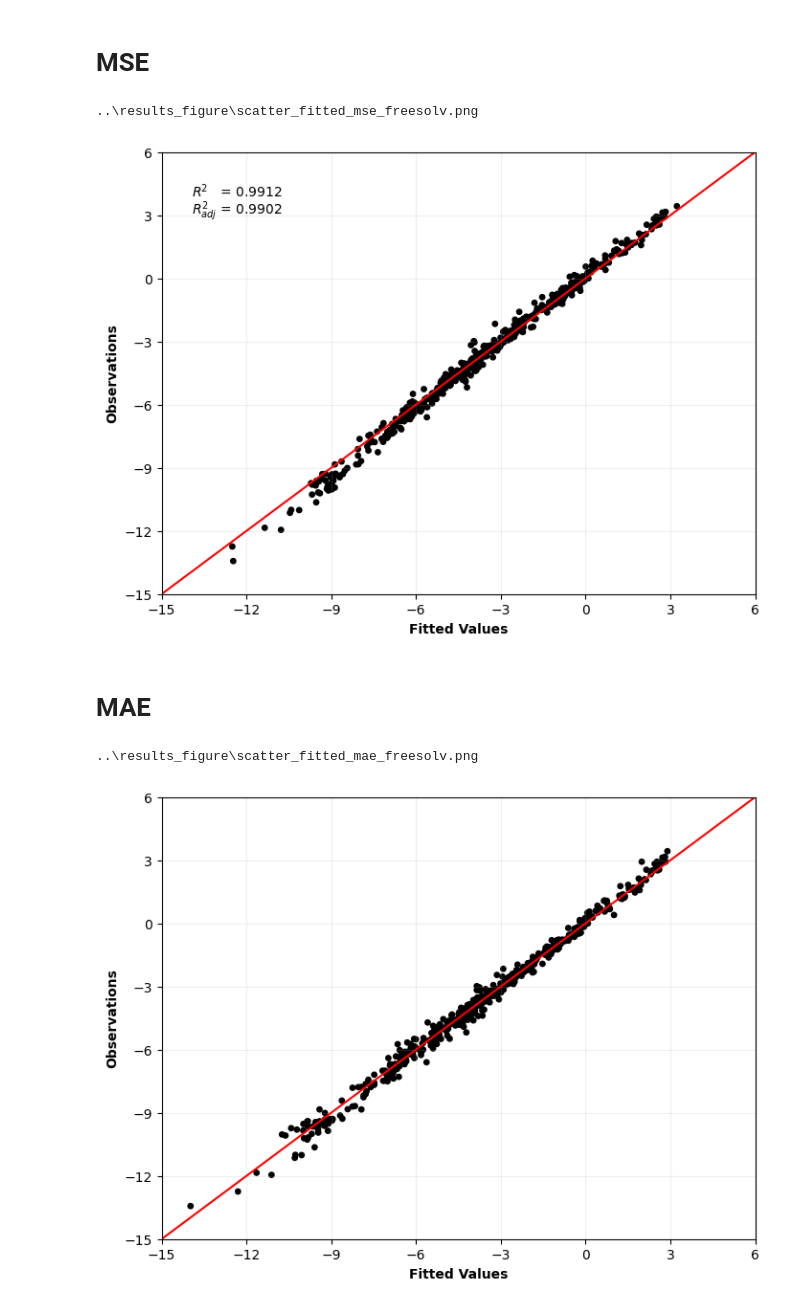
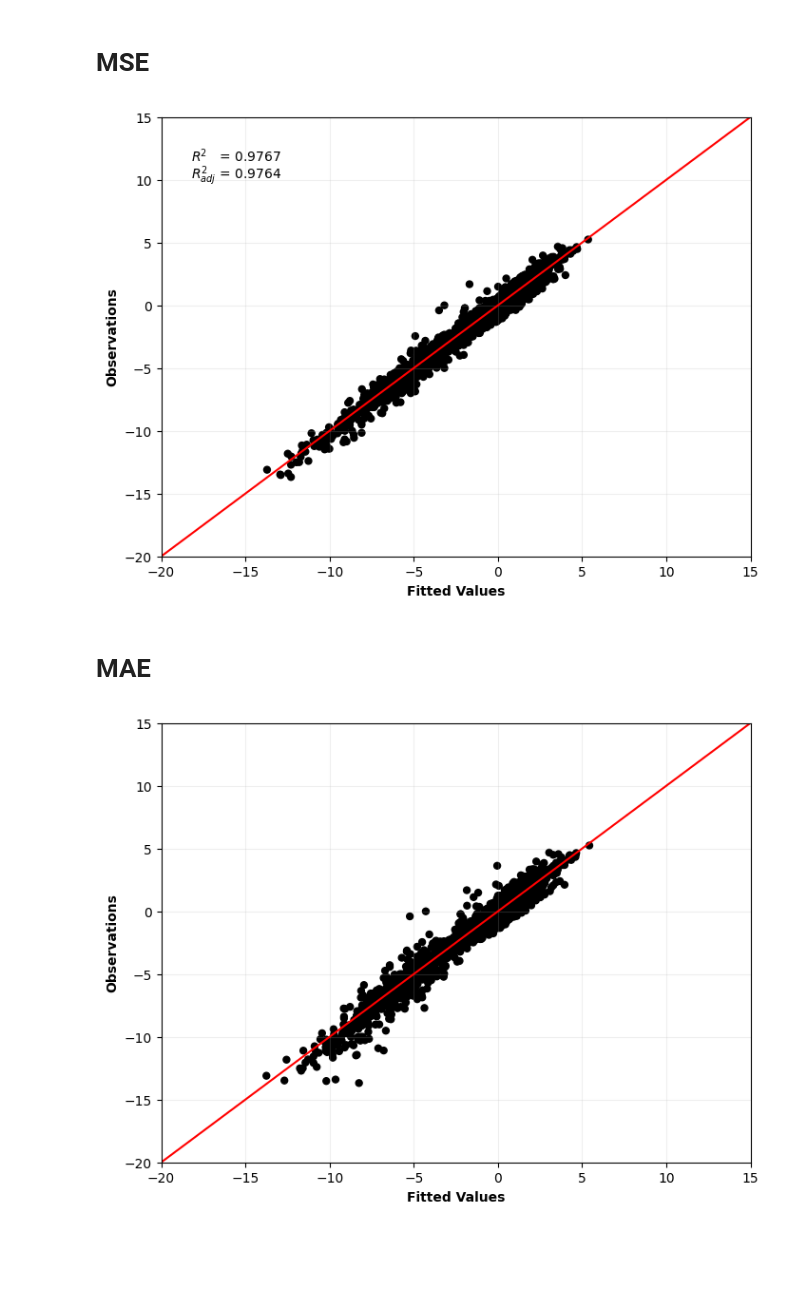
Before and after one commit to DSjayjang/Project, a Jupyter notebook: ChemGCNs/visualization/scatter_fitted.ipynb, the cells around one changed output. Drawn from its saved outputs; the diff is of its cells as text; code cells hidden in the pictures; blank space fills up the shorter version.

```diff
--- a/ChemGCNs/visualization/scatter_fitted.ipynb
+++ b/ChemGCNs/visualization/scatter_fitted.ipynb
@@ -5,7 +5,7 @@ import pandas as pd
 import matplotlib.pyplot as plt
 from sklearn.metrics import r2_score
 # %%
-dataset = 'freesolv' # freesolv / esol / lipo / logvp / logp
+dataset = 'logvp' # freesolv / esol / lipo / logvp / logp
 save_dir = r'..\results_figure'
 # %% [markdown]
 # MSE & MAE for train dataset
@@ -120,16 +124,15 @@ plt.text(0.05, 0.86, rf'$R_{{adj}}^2$ = {adjusted_r2_mse:.4f}',
 
 plt.grid(alpha = 0.2)
 
-# 저장
-file_name = f'scatter_fitted_mse_{dataset}.png'
-file_path = os.path.join(save_dir, file_name)
-print(file_path)
-plt.savefig(file_path, dpi = 300, bbox_inches = 'tight')
+# # 저장
+# file_name = f'scatter_fitted_mse_{dataset}.png'
+# file_path = os.path.join(save_dir, file_name)
+# print(file_path)
+# plt.savefig(file_path, dpi = 300, bbox_inches = 'tight')
 
 plt.show()
 # %% [output]
-..\results_figure\scatter_fitted_mse_freesolv.png
-[figure, old version]
+[figure, new version]
 # %% [markdown]
 # MAE
 # %%
@@ -159,37 +162,36 @@ elif dataset == 'esol':
     plt.yticks(range(-12, 5, 2))
 elif dataset == 'lipo':
     plt.xlim(-4, 8)
     plt.ylim(-4, 8)
     plt.xticks(range(-4, 10, 2))
     plt.yticks(range(-4, 10, 2))
 elif dataset == 'logp':
     plt.xlim(-8, 10)
     plt.ylim(-8, 10)
     plt.xticks(range(-8, 12, 2))
     plt.yticks(range(-8, 12, 2))
 elif dataset == 'logvp':
     plt.xlim(-20, 15)
     plt.ylim(-20, 15)
     plt.xticks(range(-20, 16, 5))
     plt.yticks(range(-20, 16, 5))
 # elif dataset == 'vd':
 #     plt.xlim(0, 8)
 #     plt.ylim(0, 8)
 #     plt.xticks(range(0, 9, 1))
 #     plt.yticks(range(0, 9, 1))
 
 plt.xlabel("Fitted Values", fontweight = 'bold')
 plt.ylabel("Observations", fontweight = 'bold')
 
 plt.grid(alpha = 0.2)
 
-# 저장
-file_name = f'scatter_fitted_mae_{dataset}.png'
-file_path = os.path.join(save_dir, file_name)
-print(file_path)
-plt.savefig(file_path, dpi = 300, bbox_inches = 'tight')
+# # 저장
+# file_name = f'scatter_fitted_mae_{dataset}.png'
+# file_path = os.path.join(save_dir, file_name)
+# print(file_path)
+# plt.savefig(file_path, dpi = 300, bbox_inches = 'tight')
 
 plt.show()
 # %% [output]
-..\results_figure\scatter_fitted_mae_freesolv.png
-[figure, old version]
+[figure, new version]
```
Also changed, not shown: parts of 2 cells of this notebook, 10 other files.
